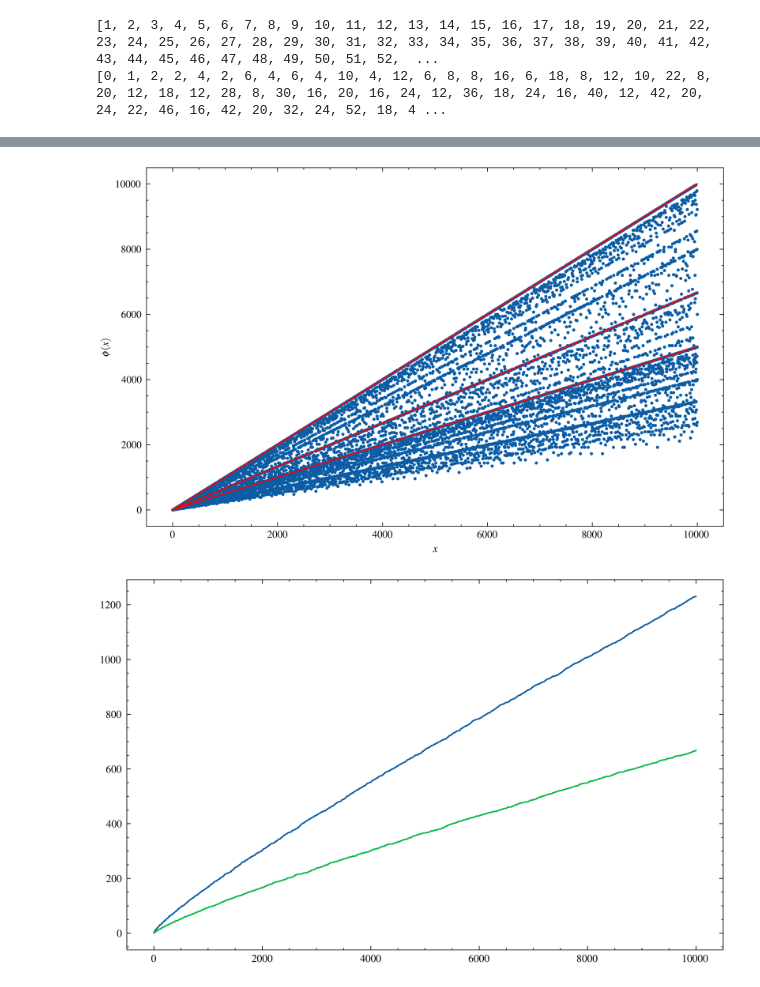
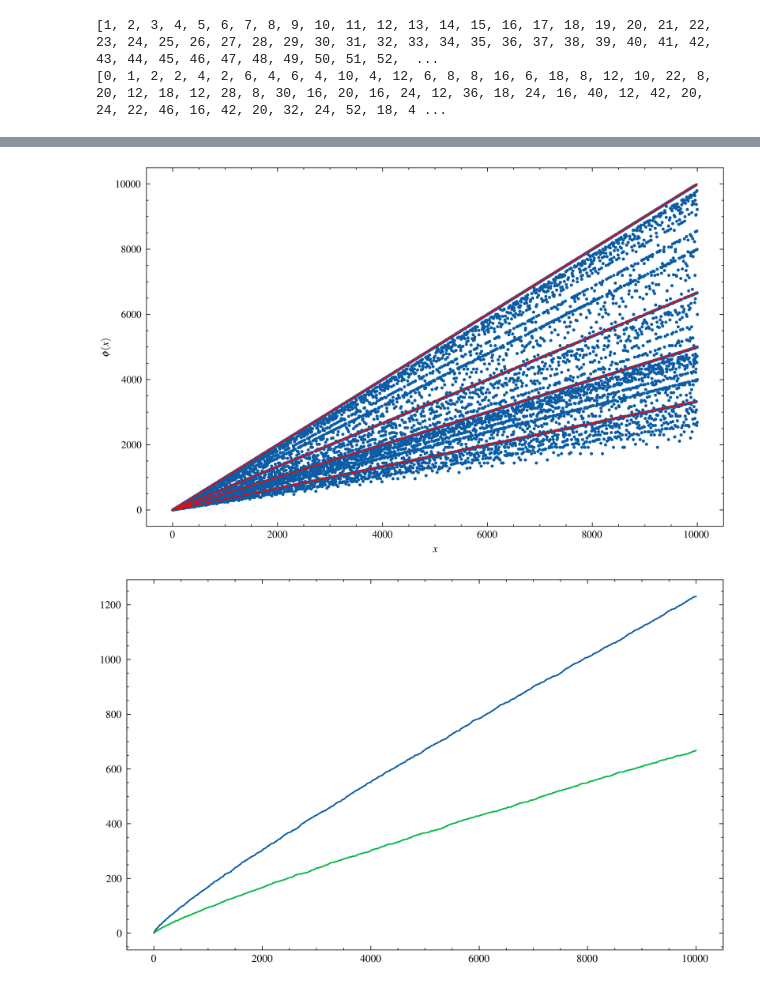
Before and after one commit to MatheusFranco99/ExperimentalMath, a Jupyter notebook: number_theory/euler_totient_function.ipynb, the cells around one changed output, grey strips where cells are left out. Cells and saved outputs as stored; diff of their text form; code cells hidden in the pictures.

Commit message:
Euler totient

```diff
--- a/number_theory/euler_totient_function.ipynb
+++ b/number_theory/euler_totient_function.ipynb
@@ -43,3 +43,22 @@ def color_1_100(x):
 
     rgb_tuple = (normalize(r),normalize(g),normalize(b))
     return '#%02x%02x%02x' % rgb_tuple
+# %%
+import matplotlib.pyplot as plt
+import scienceplots
+import numpy as np
+
+x_max = 1e3
+
+x = list(range(1,int(x_max)+1))
+y = [totient(xi) for xi in x]
+# colors = [color_1_100(xi/x_max * 100) for xi in x]
+
+with plt.style.context(["science"]):
+
+    fig, ax = plt.subplots(figsize = (8,5))
+
+    plt.plot(x,y,linewidth=0.5)
+    plt.ylabel("$\phi(x)$")
+    plt.xlabel("$x$")
+    plt.show()
@@ -46,32 +67,34 @@ def color_1_100(x):
 # %%
 import matplotlib.pyplot as plt
 import scienceplots
 import numpy as np
 
 x_max = 1e4
 
 x = list(range(1,int(x_max)+1))
 y = [totient(xi) for xi in x]
 # colors = [color_1_100(xi/x_max * 100) for xi in x]
 
 with plt.style.context(["science"]):
 
     fig, ax = plt.subplots(figsize = (8,5))
 
     plt.scatter(x,y,s = 2)
 
     y2 = [xi for xi in x]
     plt.plot(x,y2,color = "r")
     y2 = [xi/2 for xi in x]
     plt.plot(x,y2,color = "r")
     y23 = [xi*2/3 for xi in x]
     plt.plot(x,y23,color = "r")
+    y3 = [xi/3 for xi in x]
+    plt.plot(x,y3,color = "r")
 
     plt.ylabel("$\phi(x)$")
     plt.xlabel("$x$")
     plt.show()
 # %% [output]
-[figure, old version]
+[figure, new version]
 # %%
 import matplotlib.pyplot as plt
 import scienceplots
```
Also changed, not shown: parts of 1 cell of this notebook.
